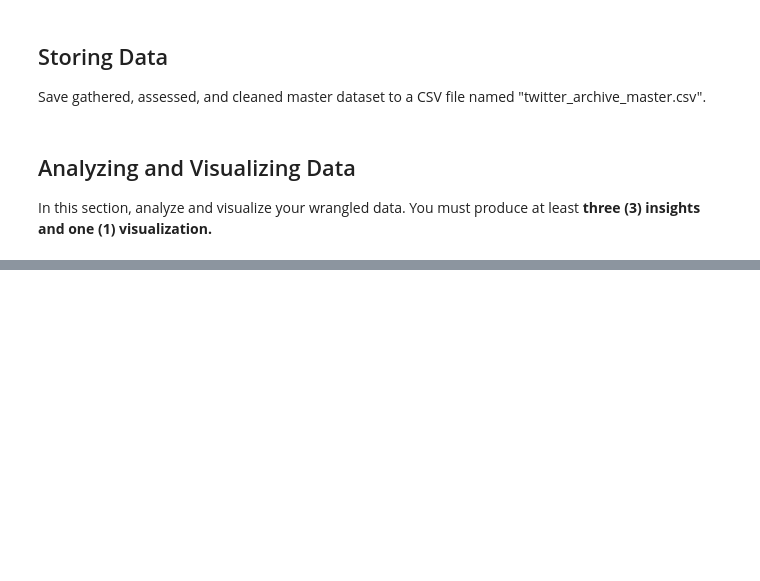
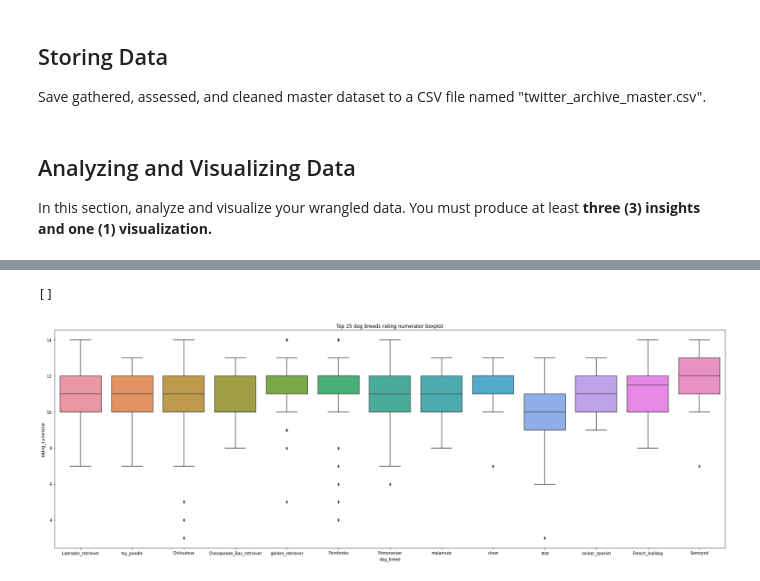
Before and after one commit to FilipeSquire/Udacity-DA, a Jupyter notebook: Data Wrangling/wrangle_act.ipynb, the cells around one changed output, grey strips where cells are left out. Saved outputs shown, nothing was run; the diff lists cells and outputs as text; code cells hidden in the pictures; blank space fills up the shorter version.

```diff
--- a/Data Wrangling/wrangle_act.ipynb
+++ b/Data Wrangling/wrangle_act.ipynb
@@ -327,0 +659,15 @@ In this section, analyze and visualize your wrangled data. You must produce at l
+# %%
+#df_twitter[df_twitter.dog_breed.isin(dog_breed.dog_breed.unique())]
+
+
+fig = plt.figure(figsize=(30,10))
+sns.boxplot(x='dog_breed', y='rating_numerator', data=dog_breed[dog_breed.rating_numerator < 20])
+plt.title('Top 25 dog breeds rating numerator boxplot')
+
+fig = plt.gcf()
+fig.savefig('dog_breed_boxplot.png',bbox_inches='tight');
+
+plt.plot()
+# %% [output]
+[]
+[figure, added]
```
Also changed, not shown: parts of 46 cells of this notebook.
